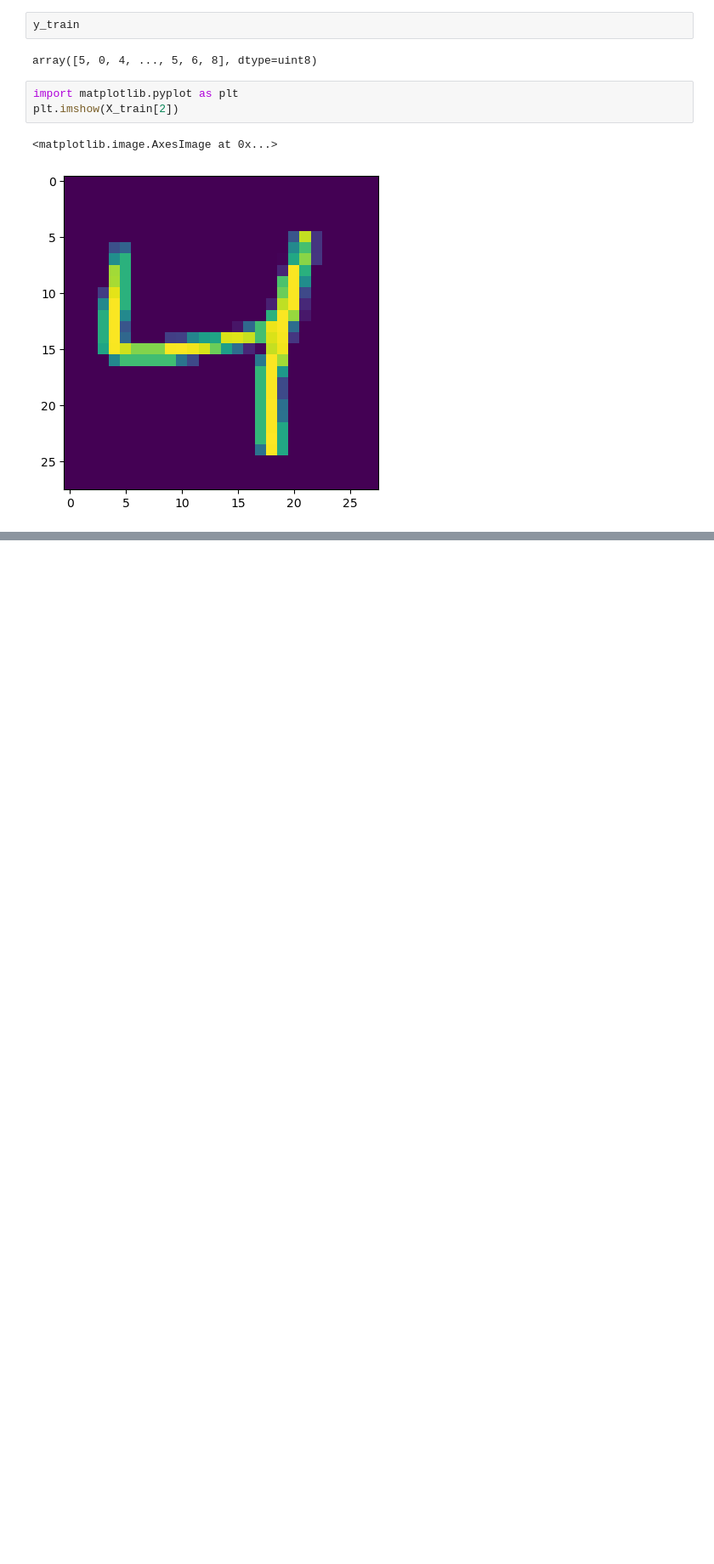
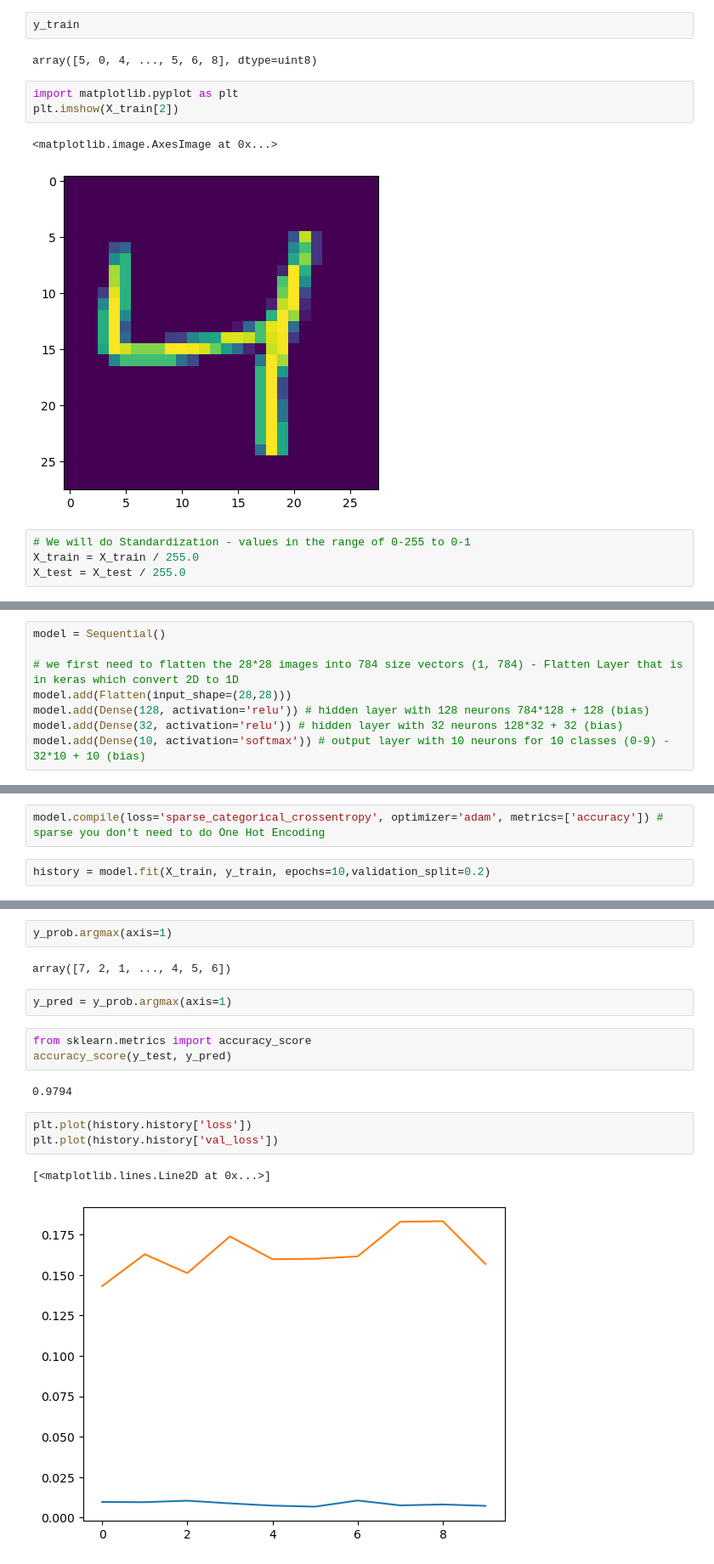
Before and after one commit to sanjogbhalla16/DL-CampusX, a Jupyter notebook: Day6-MNIST-Multi-Class-Classification-CampusX.ipynb, the cells around one changed output, grey strips where cells are left out. Shown at 85% size. Drawn from its saved outputs; the diff is of its cells as text; blank space fills up the shorter version.

```diff
--- a/Day6-MNIST-Multi-Class-Classification-CampusX.ipynb
+++ b/Day6-MNIST-Multi-Class-Classification-CampusX.ipynb
@@ -46,3 +43,7 @@ plt.imshow(X_train[2])
 # %% [output]
 <matplotlib.image.AxesImage at 0x...>
 [figure]
+# %%
+# We will do Standardization - values in the range of 0-255 to 0-1
+X_train = X_train / 255.0
+X_test = X_test / 255.0
@@ -48,0 +70,8 @@ plt.imshow(X_train[2])
+# %%
+model = Sequential()
+
+# we first need to flatten the 28*28 images into 784 size vectors (1, 784) - Flatten Layer that is in keras which convert 2D to 1D
+model.add(Flatten(input_shape=(28,28)))
+model.add(Dense(128, activation='relu')) # hidden layer with 128 neurons 784*128 + 128 (bias)
+model.add(Dense(32, activation='relu')) # hidden layer with 32 neurons 128*32 + 32 (bias)
+model.add(Dense(10, activation='softmax')) # output layer with 10 neurons for 10 classes (0-9) - 32*10 + 10 (bias)
@@ -48,0 +96,4 @@ plt.imshow(X_train[2])
+# %%
+model.compile(loss='sparse_categorical_crossentropy', optimizer='adam', metrics=['accuracy']) # sparse you don't need to do One Hot Encoding
+# %%
+history = model.fit(X_train, y_train, epochs=10,validation_split=0.2)
@@ -48,0 +141,17 @@ plt.imshow(X_train[2])
+# %%
+y_prob.argmax(axis=1)
+# %% [output]
+array([7, 2, 1, ..., 4, 5, 6])
+# %%
+y_pred = y_prob.argmax(axis=1)
+# %%
+from sklearn.metrics import accuracy_score
+accuracy_score(y_test, y_pred)
+# %% [output]
+0.9794
+# %%
+plt.plot(history.history['loss'])
+plt.plot(history.history['val_loss'])
+# %% [output]
+[<matplotlib.lines.Line2D at 0x...>]
+[figure, added]
```
Also changed, not shown: parts of 10 cells of this notebook.
